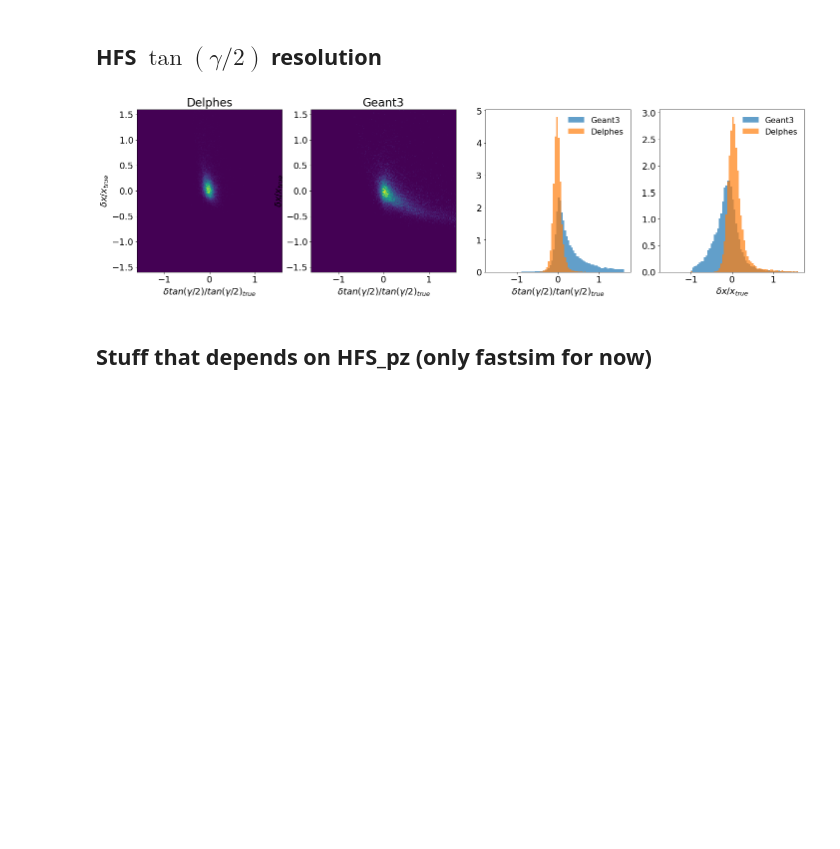
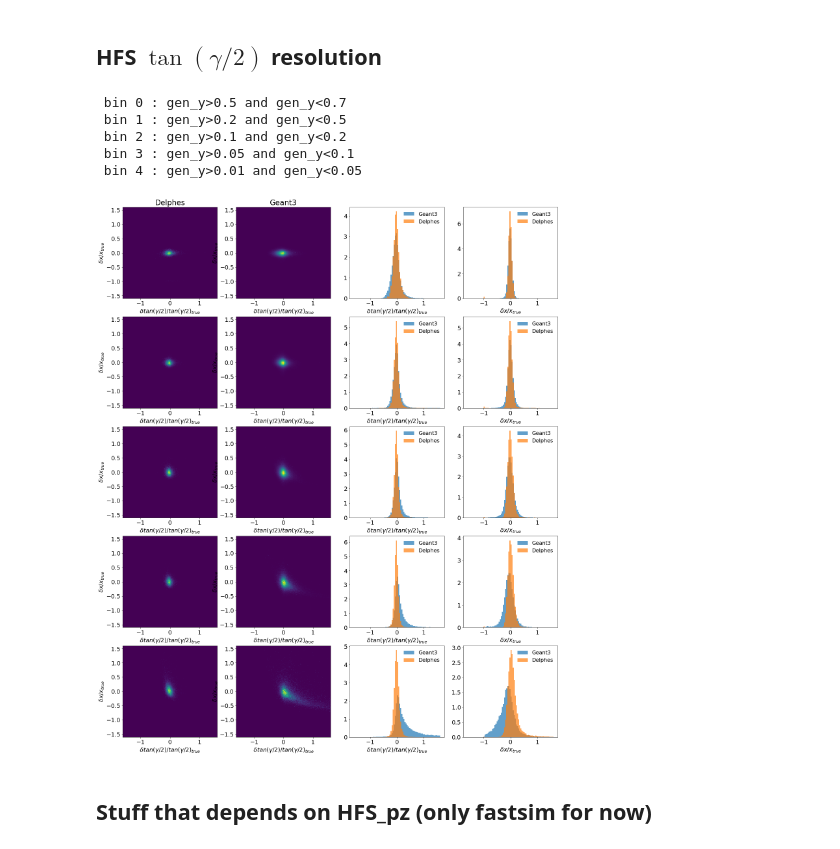
Before and after one commit to owen234/DIS-reco, a Jupyter notebook: hfs-resolution-study.ipynb, the cells around one changed output. Drawn from its saved outputs; the diff is of its cells as text; code cells hidden in the pictures; blank space fills up the shorter version.

```diff
--- a/hfs-resolution-study.ipynb
+++ b/hfs-resolution-study.ipynb
@@ -233,8 +233,8 @@ mc_fullsim[['Sigma__HFS','Sigma__gen_HFS','Sigma__gen_e','dSigma_norm__gen_HFS',
 | 4963075 | 13.226440 | 13.108643 | 13.108448 | 0.008986 | 0.009001 | 0.091578 |
 990711 rows × 6 columns
 # %%
-cuts = 'gen_y > 0.01 and gen_y < 0.05'
-#cuts = 'gen_y < 0.1'
+#cuts = 'gen_y > 0.01 and gen_y < 0.05'
+cuts = 'gen_y < 0.7'
 
 axis_max = 1.6
 # %% [markdown]
@@ -380,35 +451,48 @@ plt.show()
 # %% [markdown]
 ## HFS $\tan(\gamma/2)$ resolution
 # %%
-fix,ax = plt.subplots(1,4,figsize=(24,6))
+fix,ax = plt.subplots(5,4,figsize=(24,30))
 
-ax[0].set_title('Delphes')
-ax[0].hist2d( mc.query(cuts)['dtan_gamma_over_2_norm__gen_e'], mc.query(cuts)['dx_sigma_norm'], range = ([-1*axis_max,axis_max],[-1*axis_max,axis_max]), bins=200)
-ax[0].set_xlabel('$\delta tan(\gamma/2) / tan(\gamma/2)_{true}$')
-ax[0].set_ylabel('$\delta x / x_{true}$')
+ybins = np.array(['gen_y>0.5 and gen_y<0.7', 'gen_y>0.2 and gen_y<0.5',
+                  'gen_y>0.1 and gen_y<0.2', 'gen_y>0.05 and gen_y<0.1','gen_y>0.01 and gen_y<0.05'])
 
-ax[1].set_title('Geant3')
-ax[1].hist2d( mc_fullsim.query(cuts)['dtan_gamma_over_2_norm__gen_e'], mc_fullsim.query(cuts)['dx_sigma_norm'], weights=mc_fullsim.query(cuts)['wgt'], range = ([-1*axis_max,axis_max],[-1*axis_max,axis_max]), bins=200)
-ax[1].set_xlabel('$\delta tan(\gamma/2) / tan(\gamma/2)_{true}$')
-ax[1].set_ylabel('$\delta x / x_{true}$')
+
+for ybi in range(len(ybins)):
+
+    print( ' bin %d : %s' % (ybi, ybins[ybi]))
+
+    cuts = ybins[ybi]
+
+    if ybi == 0 : ax[ybi][0].set_title('Delphes')
+    ax[ybi][0].hist2d( mc.query(cuts)['dtan_gamma_over_2_norm__gen_e'], mc.query(cuts)['dx_sigma_norm'], range = ([-1*axis_max,axis_max],[-1*axis_max,axis_max]), bins=200)
+    ax[ybi][0].set_xlabel('$\delta tan(\gamma/2) / tan(\gamma/2)_{true}$')
+    ax[ybi][0].set_ylabel('$\delta x / x_{true}$')
+
+    if ybi == 0 : ax[ybi][1].set_title('Geant3')
+    ax[ybi][1].hist2d( mc_fullsim.query(cuts)['dtan_gamma_over_2_norm__gen_e'], mc_fullsim.query(cuts)['dx_sigma_norm'], weights=mc_fullsim.query(cuts)['wgt'], range = ([-1*axis_max,axis_max],[-1*axis_max,axis_max]), bins=200)
+    ax[ybi][1].set_xlabel('$\delta tan(\gamma/2) / tan(\gamma/2)_{true}$')
+    ax[ybi][1].set_ylabel('$\delta x / x_{true}$')
+
+    ax[ybi][2].hist( mc_fullsim.query(cuts)['dtan_gamma_over_2_norm__gen_e'], weights=mc_fullsim.query(cuts)['wgt'], range=[-1*axis_max,axis_max], bins=80, alpha=0.7, density=True, label='Geant3' )
+    ax[ybi][2].hist( mc.query(cuts)['dtan_gamma_over_2_norm__gen_e'], range=[-1*axis_max,axis_max], bins=80, alpha=0.7, density=True, label='Delphes' )
+    ax[ybi][2].set_xlabel('$\delta tan(\gamma/2) / tan(\gamma/2)_{true}$')
+    ax[ybi][2].legend(loc='best',fontsize=16)
+
+    ax[ybi][3].hist( mc_fullsim.query(cuts)['dx_sigma_norm'], weights=mc_fullsim.query(cuts)['wgt'], range=[-1*axis_max,axis_max], bins=80, alpha=0.7, density=True, label='Geant3' )
+    ax[ybi][3].hist( mc.query(cuts)['dx_sigma_norm'], range=[-1*axis_max,axis_max], bins=80, alpha=0.7, density=True, label='Delphes' )
+    ax[ybi][3].set_xlabel('$\delta x / x_{true}$')
+    ax[ybi][3].legend(loc='best',fontsize=16)
 
 
 
-
-ax[2].hist( mc_fullsim.query(cuts)['dtan_gamma_over_2_norm__gen_e'], weights=mc_fullsim.query(cuts)['wgt'], range=[-1*axis_max,axis_max], bins=80, alpha=0.7, density=True, label='Geant3' )
-ax[2].hist( mc.query(cuts)['dtan_gamma_over_2_norm__gen_e'], range=[-1*axis_max,axis_max], bins=80, alpha=0.7, density=True, label='Delphes' )
-ax[2].set_xlabel('$\delta tan(\gamma/2) / tan(\gamma/2)_{true}$')
-ax[2].legend(loc='best',fontsize=16)
-
-
-ax[3].hist( mc_fullsim.query(cuts)['dx_sigma_norm'], weights=mc_fullsim.query(cuts)['wgt'], range=[-1*axis_max,axis_max], bins=80, alpha=0.7, density=True, label='Geant3' )
-ax[3].hist( mc.query(cuts)['dx_sigma_norm'], range=[-1*axis_max,axis_max], bins=80, alpha=0.7, density=True, label='Delphes' )
-ax[3].set_xlabel('$\delta x / x_{true}$')
-ax[3].legend(loc='best',fontsize=16)
-
 plt.show()
 # %% [output]
+ bin 0 : gen_y>0.5 and gen_y<0.7
+ bin 1 : gen_y>0.2 and gen_y<0.5
+ bin 2 : gen_y>0.1 and gen_y<0.2
+ bin 3 : gen_y>0.05 and gen_y<0.1
+ bin 4 : gen_y>0.01 and gen_y<0.05
-[figure, old version]
+[figure, new version]
 # %% [markdown]
 ## Stuff that depends on HFS_pz (only fastsim for now)
 # %%
```
Also changed, not shown: parts of 10 cells of this notebook.
